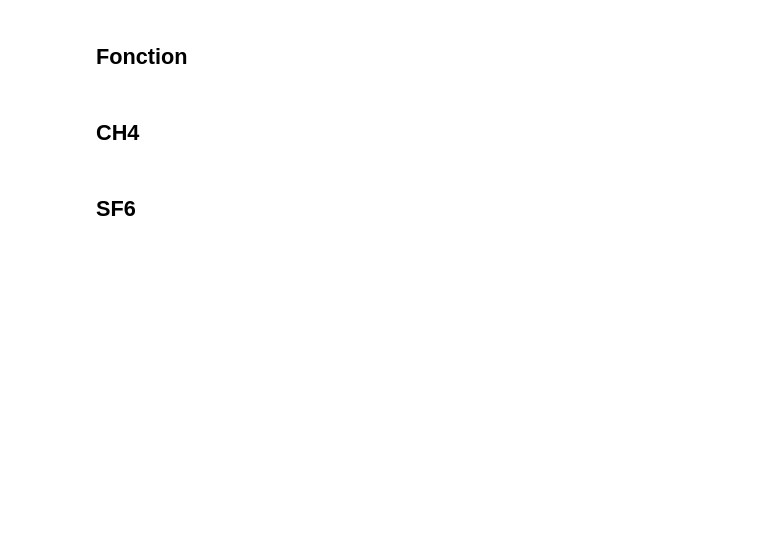
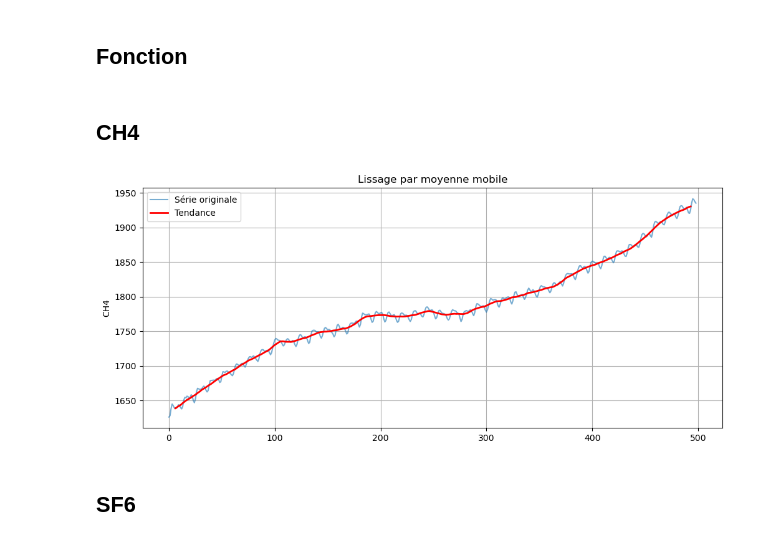
Before and after one commit to AxelGiovannai/Stat_Project, a Jupyter notebook: notebook1.ipynb, the cells around one changed output. Saved outputs shown, nothing was run; the diff lists cells and outputs as text; code cells hidden in the pictures; blank space fills up the shorter version.

```diff
--- a/notebook1.ipynb
+++ b/notebook1.ipynb
@@ -376,3 +376,17 @@ Il n'est pas possible de la faire sur les 6 premieres valeurs et les 6 dernière
 # Question 6
 # %% [markdown]
 ## Fonction
+# %%
+def lisser_serie_multiplicatif(dataframe, periode):
+    dataframe["tendance"] = dataframe["average"].rolling(window=periode, center=True).mean()
+    return dataframe
+# %%
+def afficher_lisser_serie_multiplicatif(dataframe,y_label):
+    plt.figure(figsize=(12, 5))
+    plt.plot(dataframe["average"], label="Série originale", alpha=0.6)
+    plt.plot(dataframe["tendance"], label="Tendance", color="red", linewidth=2)
+    plt.title("Lissage par moyenne mobile")
+    plt.legend()
+    plt.ylabel(y_label)
+    plt.grid(True)
+    plt.show()
@@ -379,5 +397,12 @@ Il n'est pas possible de la faire sur les 6 premieres valeurs et les 6 dernière
 # %% [markdown]
 ## CH4
+# %%
+
+df_ch4.drop(columns = ['tendance','saison_multiplicative'])
+lisser_ch4 = lisser_serie_multiplicatif(df_ch4,12)
+afficher_lisser_serie_multiplicatif(lisser_ch4,"CH4")
+# %% [output]
+[figure, added]
 # %% [markdown]
 ## SF6
 # %% [markdown]
```
Also changed, not shown: parts of 1 cell of this notebook.
